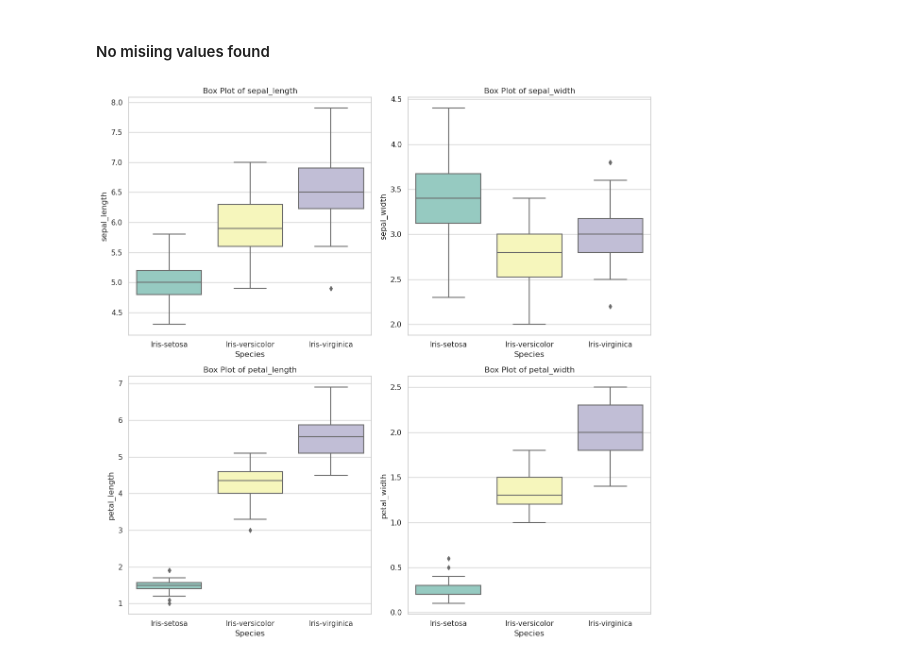
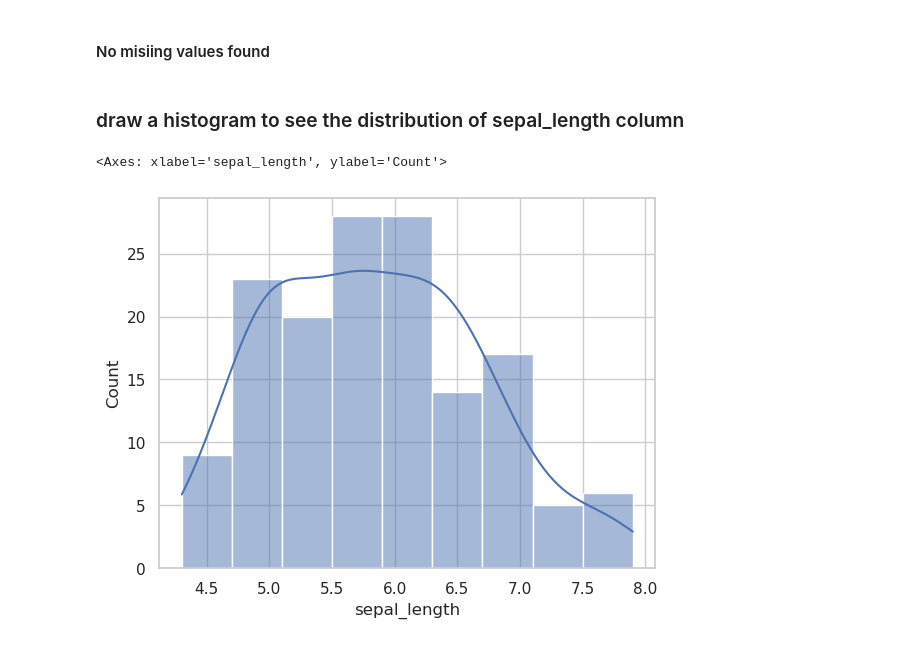
Before and after one commit to LalitSingh07/CODSOFT, a Jupyter notebook: 02/IRIS.ipynb, the cells around one changed output. Cells and saved outputs as stored; diff of their text form; code cells hidden in the pictures.

```diff
--- a/02/IRIS.ipynb
+++ b/02/IRIS.ipynb
@@ -68,21 +89,11 @@ species         0
 dtype: int64
 # %% [markdown]
 #### No misiing values found
-# %%
-sns.set(style="whitegrid")
-plt.figure(figsize=(12, 12))
-
-attributes = ['sepal_length', 'sepal_width', 'petal_length', 'petal_width']
-
-for i, column in enumerate(attributes):
-    plt.subplot(2, 2, i + 1)
-    sns.boxplot(x='species', y=column, data=df, palette='Set3')
-
-    plt.title(f'Box Plot of {column}')
-    plt.xlabel('Species')
-    plt.ylabel(column)
-
-plt.tight_layout()
-plt.show()
-# %% [output]
-[figure, removed]
+# %% [markdown]
+### draw a histogram to see the distribution of sepal_length column
+# %%
+
+sns.histplot(df['sepal_length'], kde=True)
+# %% [output]
+<Axes: xlabel='sepal_length', ylabel='Count'>
+[figure, added]
```
Also changed, not shown: parts of 13 cells of this notebook.
